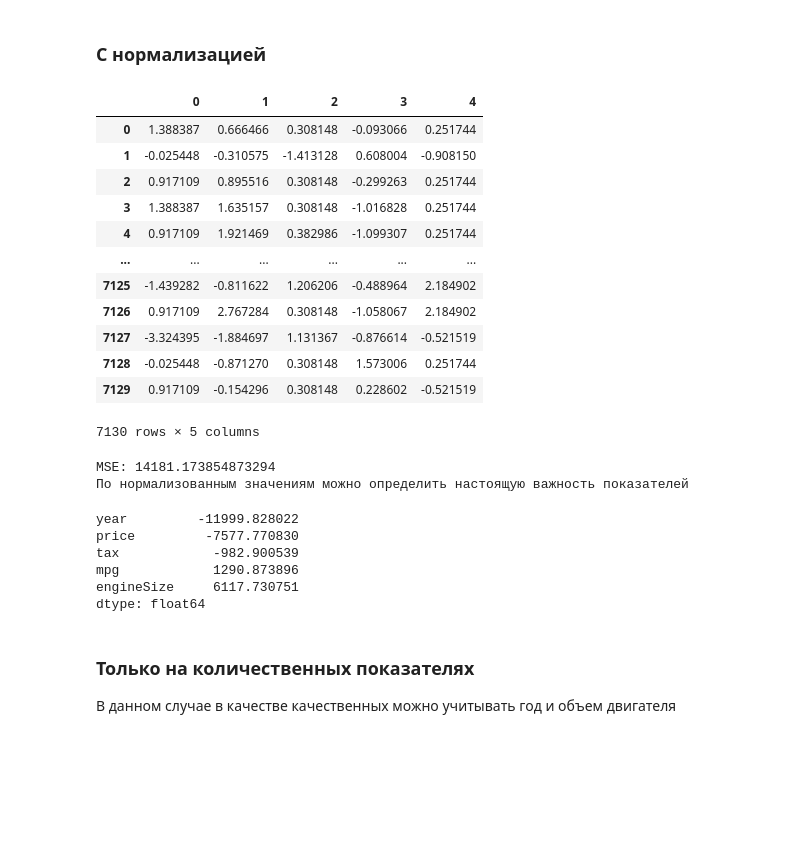
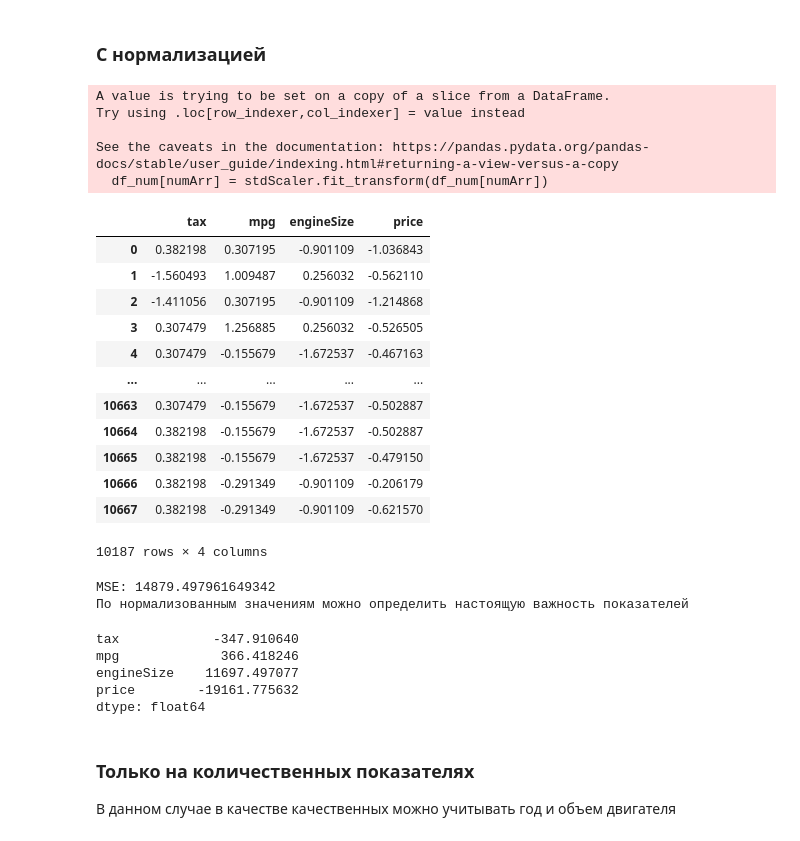
Before and after one commit to Andy-rew/Data-mining, a Jupyter notebook: lab3/lab3.ipynb, the cells around one changed output. Cells and saved outputs as stored; diff of their text form; code cells hidden in the pictures; blank space fills up the shorter version.

```diff
--- a/lab3/lab3.ipynb
+++ b/lab3/lab3.ipynb
@@ -198,43 +231,57 @@ engineSize    11826.539931
 dtype: float64
 # %% [markdown]
 ### С нормализацией
-# %%
-# Нормализуем
-from sklearn.preprocessing import StandardScaler
-
-stdScaler = StandardScaler()
-x_train_num_scaled = stdScaler.fit_transform(x_train_num)
-x_test_num_scaled = stdScaler.transform(x_test_num)
-pd.DataFrame(x_train_num_scaled)
-# %% [output]
-|  | 0 | 1 | 2 | 3 | 4 |
-| 0 | 1.388387 | 0.666466 | 0.308148 | -0.093066 | 0.251744 |
-| 1 | -0.025448 | -0.310575 | -1.413128 | 0.608004 | -0.908150 |
-| 2 | 0.917109 | 0.895516 | 0.308148 | -0.299263 | 0.251744 |
-| 3 | 1.388387 | 1.635157 | 0.308148 | -1.016828 | 0.251744 |
-| 4 | 0.917109 | 1.921469 | 0.382986 | -1.099307 | 0.251744 |
-| ... | ... | ... | ... | ... | ... |
-| 7125 | -1.439282 | -0.811622 | 1.206206 | -0.488964 | 2.184902 |
-| 7126 | 0.917109 | 2.767284 | 0.308148 | -1.058067 | 2.184902 |
-| 7127 | -3.324395 | -1.884697 | 1.131367 | -0.876614 | -0.521519 |
-| 7128 | -0.025448 | -0.871270 | 0.308148 | 1.573006 | 0.251744 |
-| 7129 | 0.917109 | -0.154296 | 0.308148 | 0.228602 | -0.521519 |
-7130 rows × 5 columns
+# %%
+# Нормализацией имеет смысл заниматься только с количественными столбцами
+from sklearn.preprocessing import StandardScaler
+
+numArr = ['tax','mpg','engineSize', 'price']
+
+stdScaler = StandardScaler()
+df_num = df[numArr]
+# x_train_scaled = stdScaler.fit_transform(df_num[numArr])
+# x_test_scaled = stdScaler.transform(x_test[numArr])
+df_num[numArr] = stdScaler.fit_transform(df_num[numArr])
+
+df_num
+# %% [output]
+A value is trying to be set on a copy of a slice from a DataFrame.
+Try using .loc[row_indexer,col_indexer] = value instead
+
+See the caveats in the documentation: https://pandas.pydata.org/pandas-docs/stable/user_guide/indexing.html#returning-a-view-versus-a-copy
+  df_num[numArr] = stdScaler.fit_transform(df_num[numArr])
+|  | tax | mpg | engineSize | price |
+| 0 | 0.382198 | 0.307195 | -0.901109 | -1.036843 |
+| 1 | -1.560493 | 1.009487 | 0.256032 | -0.562110 |
+| 2 | -1.411056 | 0.307195 | -0.901109 | -1.214868 |
+| 3 | 0.307479 | 1.256885 | 0.256032 | -0.526505 |
+| 4 | 0.307479 | -0.155679 | -1.672537 | -0.467163 |
+| ... | ... | ... | ... | ... |
+| 10663 | 0.307479 | -0.155679 | -1.672537 | -0.502887 |
+| 10664 | 0.382198 | -0.155679 | -1.672537 | -0.502887 |
+| 10665 | 0.382198 | -0.155679 | -1.672537 | -0.479150 |
+| 10666 | 0.382198 | -0.291349 | -0.901109 | -0.206179 |
+| 10667 | 0.382198 | -0.291349 | -0.901109 | -0.621570 |
+10187 rows × 4 columns
 # %%
+df1 = pd.concat([df_num,df[target]],axis=1)
+X = df1.drop(target, axis = 1)
+y = df1[target]
+X_train1,  X_test1, Y_train1, Y_test1 = train_test_split(X, y, test_size = 0.30, random_state = 40)
+
 lr_all = LinearRegression()
-lr_all.fit(x_train_num_scaled, y_train)
-y_test_lr_all = lr_all.predict(x_test_num_scaled)
-print('MSE:', mean_squared_error(y_test, y_test_lr_all, squared=False))
+lr_all.fit(X_train1, Y_train1)
+y_test_lr_all = lr_all.predict(X_test1)
+print('MSE:', mean_squared_error(Y_test1, y_test_lr_all, squared=False))
 print('По нормализованным значениям можно определить настоящую важность показателей')
-pd.Series(lr_all.coef_, index=x_train_num.columns)
+pd.Series(lr_all.coef_, index=X_train1.columns)
 # %% [output]
-MSE: 14181.173854873294
+MSE: 14879.497961649342
 По нормализованным значениям можно определить настоящую важность показателей
-year         -11999.828022
-price         -7577.770830
-tax            -982.900539
-mpg            1290.873896
-engineSize     6117.730751
+tax            -347.910640
+mpg             366.418246
+engineSize    11697.497077
+price        -19161.775632
 dtype: float64
 # %% [markdown]
 ### Только на количественных показателях
```
Also changed, not shown: parts of 15 cells of this notebook.
